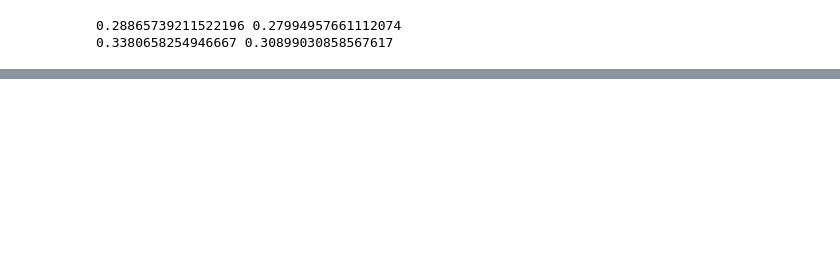
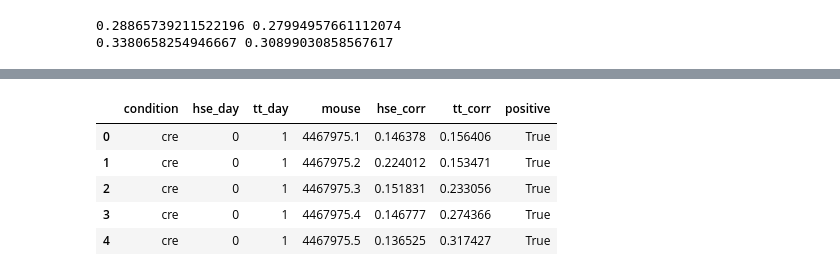
Before and after one commit to GiocomoLab/STX3KO_analyses, a Jupyter notebook: notebooks/figure6/replay.ipynb, the cells around one changed output, grey strips where cells are left out. Saved outputs shown, nothing was run; the diff lists cells and outputs as text; code cells hidden in the pictures; blank space fills up the shorter version.

```diff
--- a/notebooks/figure6/replay.ipynb
+++ b/notebooks/figure6/replay.ipynb
@@ -669,0 +529,9 @@ print(nov_corr_mat[:,:,0])
+# %%
+df_grouped.head()
+# %% [output]
+|  | condition | hse_day | tt_day | mouse | hse_corr | tt_corr | positive |
+| 0 | cre | 0 | 1 | 4467975.1 | 0.146378 | 0.156406 | True |
+| 1 | cre | 0 | 1 | 4467975.2 | 0.224012 | 0.153471 | True |
+| 2 | cre | 0 | 1 | 4467975.3 | 0.151831 | 0.233056 | True |
+| 3 | cre | 0 | 1 | 4467975.4 | 0.146777 | 0.274366 | True |
+| 4 | cre | 0 | 1 | 4467975.5 | 0.136525 | 0.317427 | True |
```
Also changed, not shown: parts of 19 cells of this notebook.
